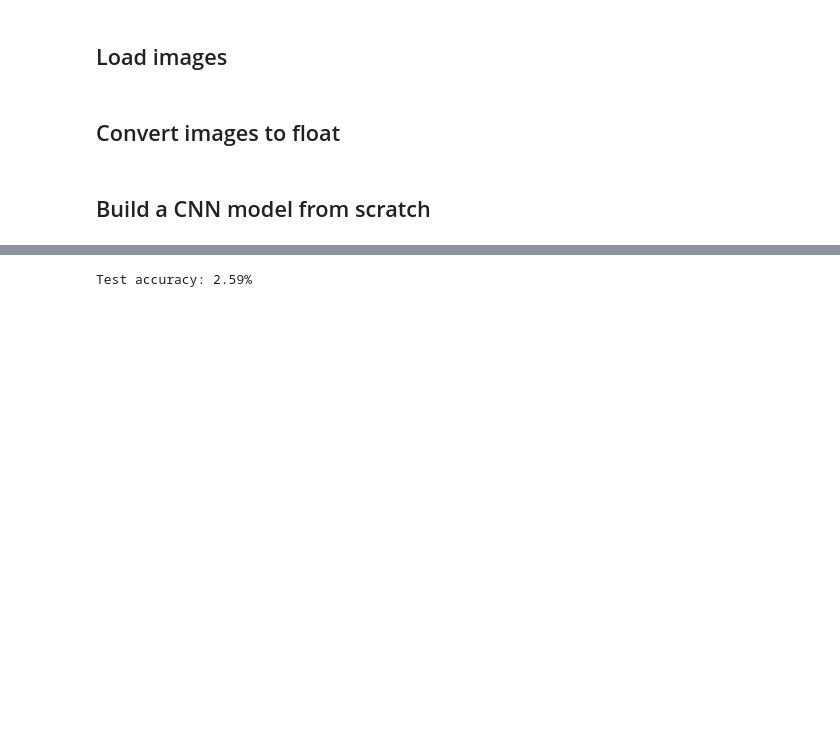
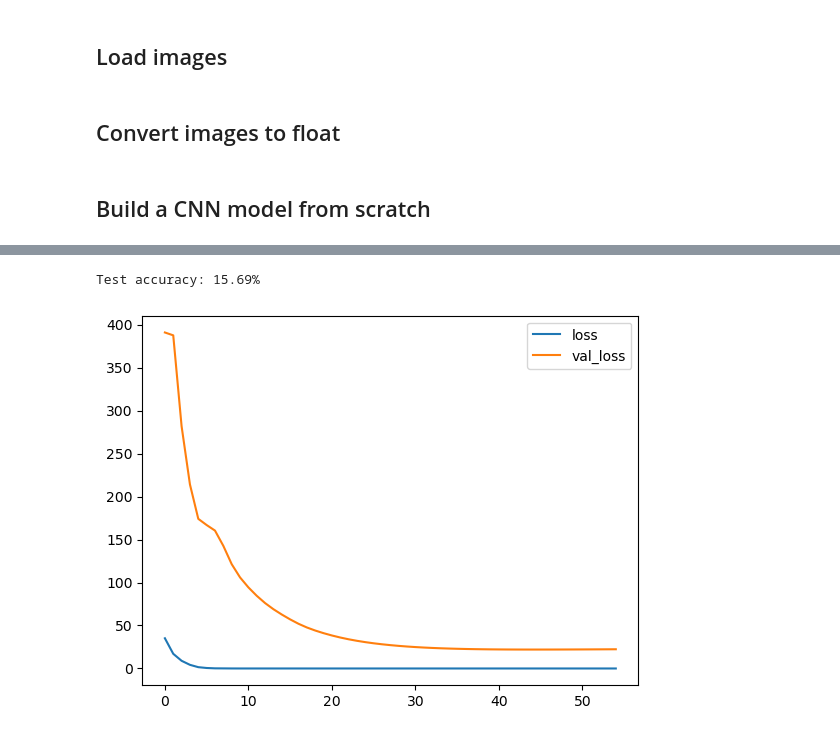
Before and after one commit to hanh-nguyen/flowers, a Jupyter notebook: CNN_from_scratch.ipynb, the cells around one changed output, grey strips where cells are left out. Saved outputs shown, nothing was run; the diff lists cells and outputs as text; code cells hidden in the pictures; blank space fills up the shorter version.

Commit message:
add new layers

```diff
--- a/CNN_from_scratch.ipynb
+++ b/CNN_from_scratch.ipynb
@@ -45,15 +49,27 @@ train_tensors = paths_to_tensor(train_files)
 valid_tensors = paths_to_tensor(valid_files)
 test_tensors = paths_to_tensor(test_files)
 # %%
-cnn = Sequential()
-cnn.add(Conv2D(filters=64, kernel_size=3, padding='same', activation='relu', input_shape=(224, 224, 3)))
-cnn.add(MaxPooling2D(pool_size=2))
-cnn.add(Dropout(0.3))
-cnn.add(Conv2D(filters=32, kernel_size=3, padding='same', activation='relu'))
-cnn.add(MaxPooling2D(pool_size=2))
-cnn.add(Conv2D(filters=16, kernel_size=3, padding='same', activation='relu'))
-cnn.add(MaxPooling2D(pool_size=2))
-cnn.add(GlobalAveragePooling2D())
-cnn.add(Dense(102, activation='softmax'))
+cnn = Sequential([
+    layers.Conv2D(filters=32, kernel_size=5, activation="relu", padding='same', input_shape=[224, 224, 3]),
+    layers.Dropout(0.1),
+    layers.BatchNormalization(),
+    layers.MaxPool2D(pool_size=2),
+
+
+    layers.Conv2D(filters=64, kernel_size=3, activation="relu", padding='same'),
+    layers.Dropout(0.1),
+    layers.BatchNormalization(),
+    layers.MaxPool2D(pool_size=2),
+
+    layers.Conv2D(filters=128, kernel_size=3, activation="relu", padding='same'),
+    layers.Dropout(0.1),
+    layers.BatchNormalization(),
+    layers.MaxPool2D(pool_size=2),
+
+    # Classifier Head
+    layers.Flatten(),
+    layers.Dense(units=102, activation="softmax"),
+])
+
 cnn.summary()
 # %% [output]
@@ -77,5 +95,6 @@ _________________________________________________________________
 # %%
-cnn.compile(optimizer='rmsprop', loss='categorical_crossentropy', metrics=['accuracy'])
+cnn.compile(optimizer='adam', loss='categorical_crossentropy', metrics=['accuracy'])
+early_stopping = tf.keras.callbacks.EarlyStopping(patience=10, min_delta=0.001, restore_best_weights=True)
 
-cnn.fit(train_tensors, train_targets, validation_data=(valid_tensors, valid_targets),
-        epochs=10, batch_size=20, verbose=0)
+history = cnn.fit(train_tensors, train_targets, validation_data=(valid_tensors, valid_targets),
+                    epochs=100, batch_size=256, callbacks=[early_stopping], verbose=0)
@@ -98,4 +114,10 @@ flower_preds = [np.argmax(cnn.predict(np.expand_dims(tensor, axis=0), verbose=0)
 test_accuracy = 100*np.sum(np.array(flower_preds)==np.argmax(test_targets, axis=1))/len(flower_preds)
 print(f'Test accuracy: {test_accuracy:.2f}%')
 # %% [output]
-Test accuracy: 2.59%
+Test accuracy: 15.69%
+# %%
+history_df = pd.DataFrame(history.history)
+# %%
+history_df.loc[:, ['loss', 'val_loss']].plot();
+# %% [output]
+[figure, added]
```
Also changed, not shown: parts of 7 cells of this notebook, 1 other file.
